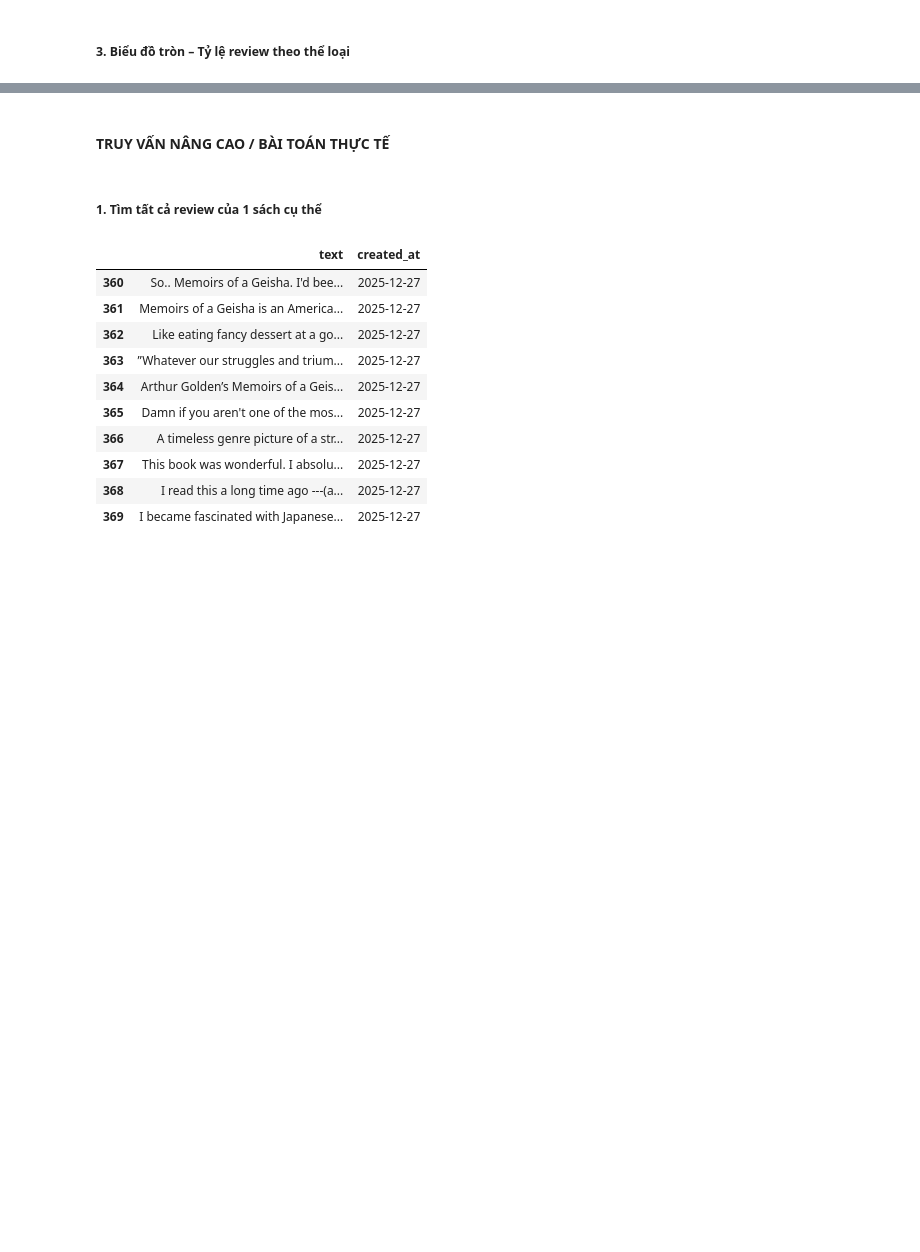
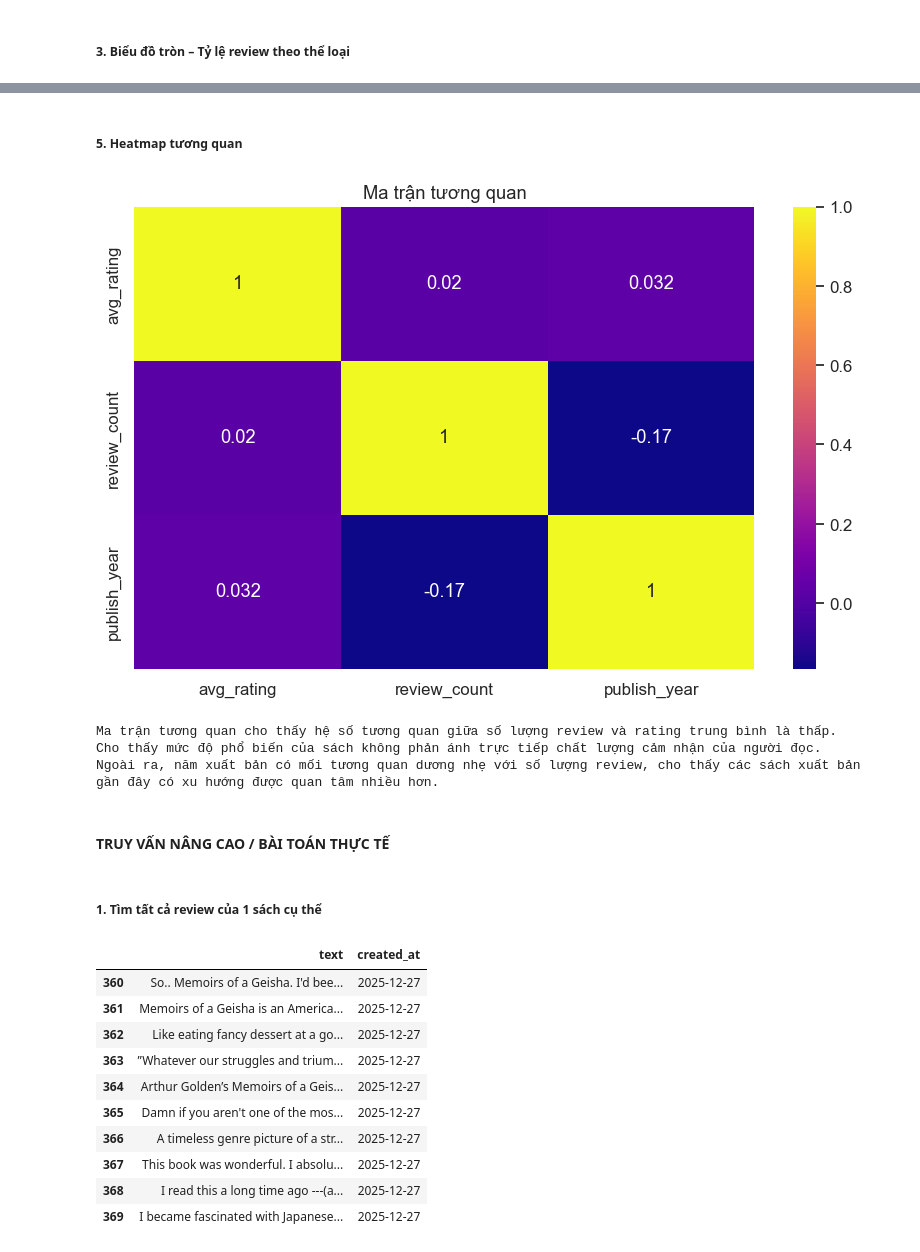
Before and after one commit to vanhong05cr-rgb/DACK, a Jupyter notebook: DACKMNM/TRUYVAN.ipynb, the cells around one changed output, grey strips where cells are left out. Drawn from its saved outputs; the diff is of its cells as text; code cells hidden in the pictures; blank space fills up the shorter version.

```diff
--- a/DACKMNM/TRUYVAN.ipynb
+++ b/DACKMNM/TRUYVAN.ipynb
@@ -357,3 +488,22 @@ plt.show()
+# %% [markdown]
+##### 5. Heatmap tương quan
+# %%
+plt.figure()
+sns.heatmap(
+    df_books[["avg_rating", "review_count", "publish_year"]].corr(),
+    annot=True, cmap="plasma")
+
+plt.title("Ma trận tương quan")
+plt.show()
+
+print("Ma trận tương quan cho thấy hệ số tương quan giữa số lượng review và rating trung bình là thấp.")
+print("Cho thấy mức độ phổ biến của sách không phản ánh trực tiếp chất lượng cảm nhận của người đọc.")
+print("Ngoài ra, năm xuất bản có mối tương quan dương nhẹ với số lượng review, cho thấy các sách xuất bản gần đây có xu hướng được quan tâm nhiều hơn.")
+# %% [output]
+[figure, added]
+Ma trận tương quan cho thấy hệ số tương quan giữa số lượng review và rating trung bình là thấp.
+Cho thấy mức độ phổ biến của sách không phản ánh trực tiếp chất lượng cảm nhận của người đọc.
+Ngoài ra, năm xuất bản có mối tương quan dương nhẹ với số lượng review, cho thấy các sách xuất bản gần đây có xu hướng được quan tâm nhiều hơn.
 # %% [markdown]
 #### TRUY VẤN NÂNG CAO / BÀI TOÁN THỰC TẾ
 # %% [markdown]
```
Also changed, not shown: parts of 32 cells of this notebook.
